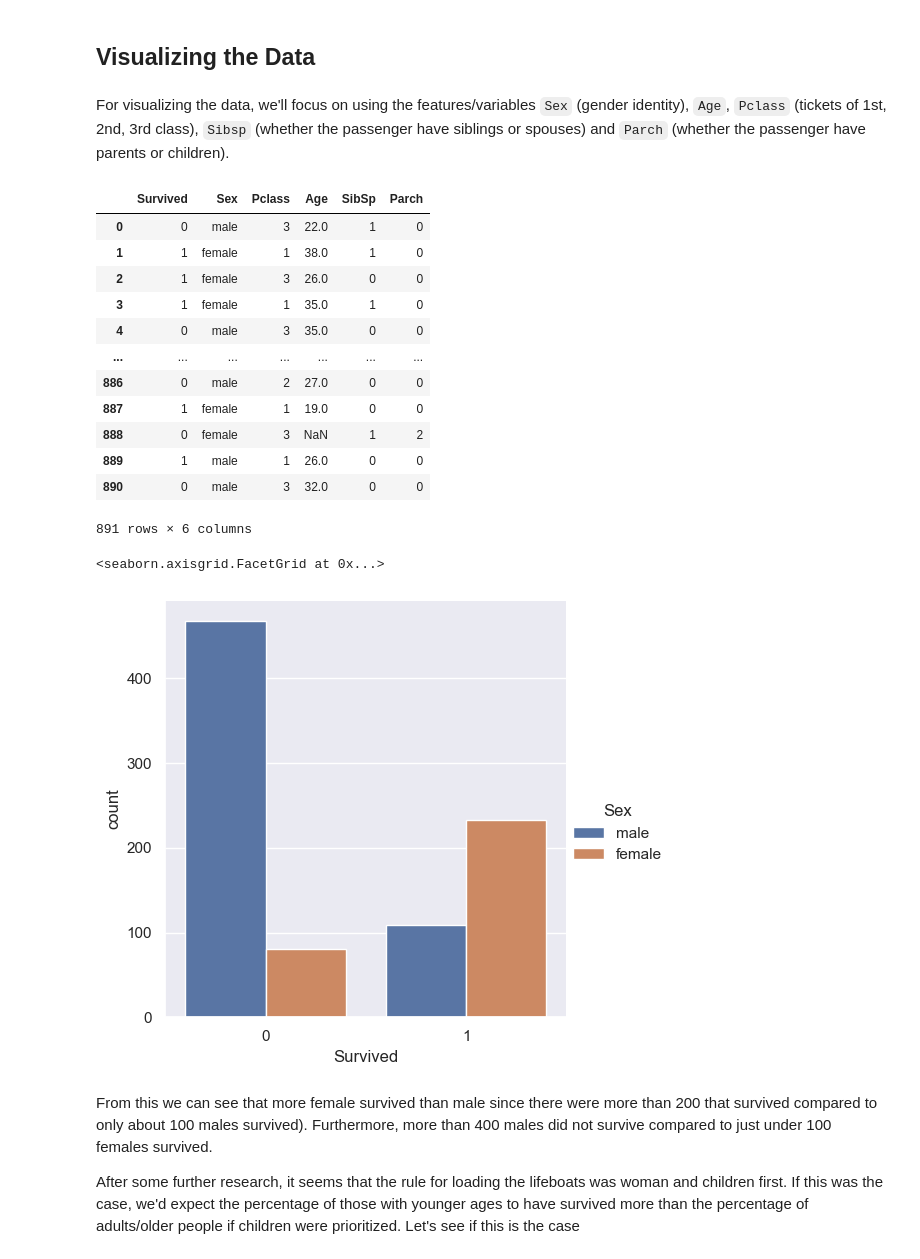
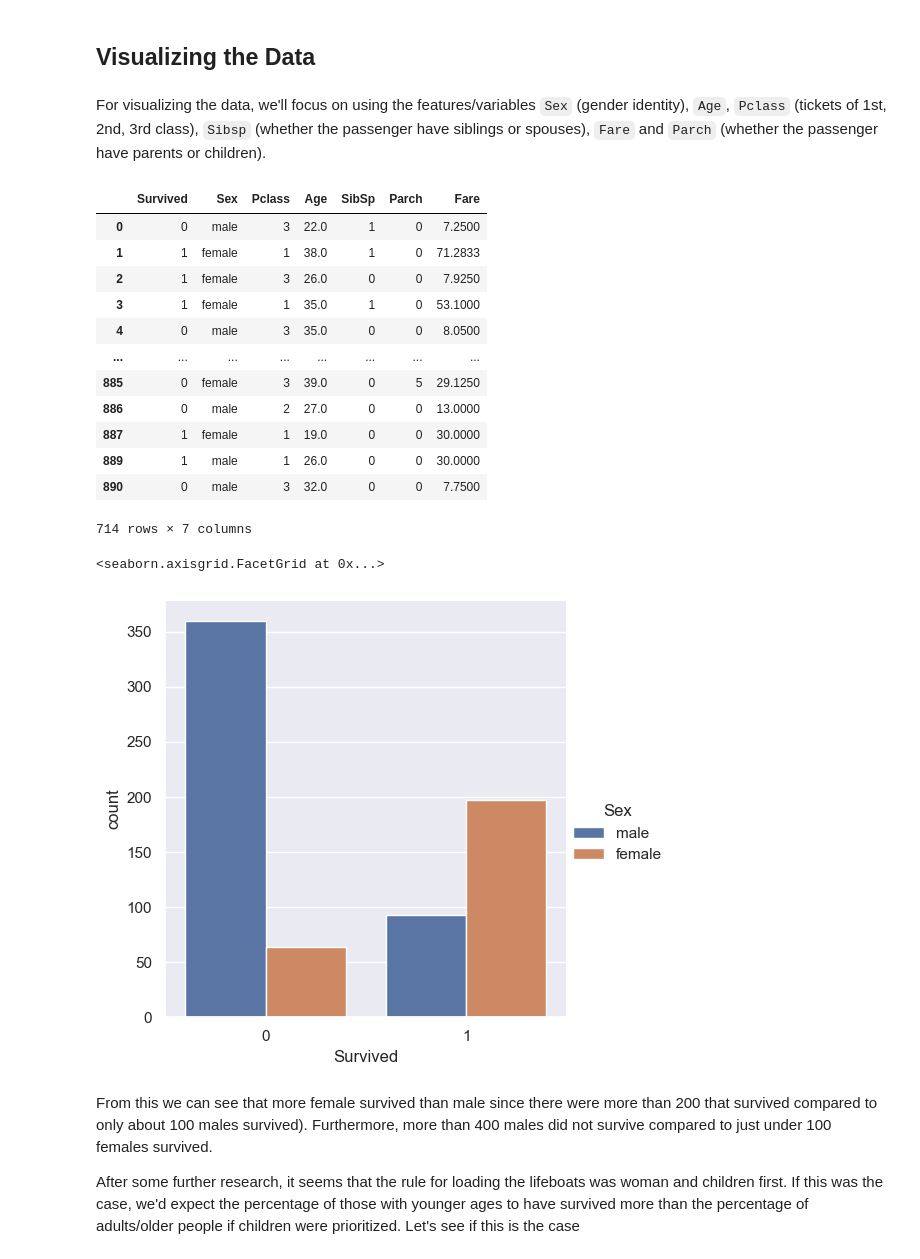
Before and after one commit to ericrkuo/dsci-100-group-12, a Jupyter notebook: proposal.ipynb, the cells around one changed output. Cells and saved outputs as stored; diff of their text form; code cells hidden in the pictures.

```diff
--- a/proposal.ipynb
+++ b/proposal.ipynb
@@ -149,31 +149,31 @@ We can see there are 549 passengers in the training set that did not survive (ro
 # %% [markdown]
 ## Visualizing the Data
 # %% [markdown]
-For visualizing the data, we'll focus on using the features/variables `Sex` (gender identity), `Age`, `Pclass` (tickets of 1st, 2nd, 3rd class), `Sibsp` (whether the passenger have siblings or spouses) and `Parch` (whether the passenger have parents or children).
+For visualizing the data, we'll focus on using the features/variables `Sex` (gender identity), `Age`, `Pclass` (tickets of 1st, 2nd, 3rd class), `Sibsp` (whether the passenger have siblings or spouses), `Fare` and `Parch` (whether the passenger have parents or children).
 # %%
-training_data_selected = training_data[training_data["Age"] != "NULL"].loc[:,["Survived","Sex","Pclass","Age","SibSp","Parch"]]
+training_data_selected = training_data[training_data["Age"].notnull()].loc[:,["Survived","Sex","Pclass","Age","SibSp","Parch","Fare"]]
 training_data_selected
 # %% [output]
-|  | Survived | Sex | Pclass | Age | SibSp | Parch |
-| 0 | 0 | male | 3 | 22.0 | 1 | 0 |
-| 1 | 1 | female | 1 | 38.0 | 1 | 0 |
-| 2 | 1 | female | 3 | 26.0 | 0 | 0 |
-| 3 | 1 | female | 1 | 35.0 | 1 | 0 |
-| 4 | 0 | male | 3 | 35.0 | 0 | 0 |
-| ... | ... | ... | ... | ... | ... | ... |
-| 886 | 0 | male | 2 | 27.0 | 0 | 0 |
-| 887 | 1 | female | 1 | 19.0 | 0 | 0 |
-| 888 | 0 | female | 3 | NaN | 1 | 2 |
-| 889 | 1 | male | 1 | 26.0 | 0 | 0 |
-| 890 | 0 | male | 3 | 32.0 | 0 | 0 |
+|  | Survived | Sex | Pclass | Age | SibSp | Parch | Fare |
+| 0 | 0 | male | 3 | 22.0 | 1 | 0 | 7.2500 |
+| 1 | 1 | female | 1 | 38.0 | 1 | 0 | 71.2833 |
+| 2 | 1 | female | 3 | 26.0 | 0 | 0 | 7.9250 |
+| 3 | 1 | female | 1 | 35.0 | 1 | 0 | 53.1000 |
+| 4 | 0 | male | 3 | 35.0 | 0 | 0 | 8.0500 |
+| ... | ... | ... | ... | ... | ... | ... | ... |
+| 885 | 0 | female | 3 | 39.0 | 0 | 5 | 29.1250 |
+| 886 | 0 | male | 2 | 27.0 | 0 | 0 | 13.0000 |
+| 887 | 1 | female | 1 | 19.0 | 0 | 0 | 30.0000 |
+| 889 | 1 | male | 1 | 26.0 | 0 | 0 | 30.0000 |
+| 890 | 0 | male | 3 | 32.0 | 0 | 0 | 7.7500 |
-891 rows × 6 columns
+714 rows × 7 columns
 # %%
 import seaborn as sns
 sns.set()
 sns.catplot(x = 'Survived', data = training_data_selected, kind = 'count', hue = 'Sex')
 # %% [output]
 <seaborn.axisgrid.FacetGrid at 0x...>
-[figure, old version]
+[figure, new version]
 # %% [markdown]
 From this we can see that more female survived than male since there were more than 200 that survived compared to only about 100 males survived).
 Furthermore, more than 400 males did not survive compared to just under 100 females survived.
```
Also changed, not shown: parts of 4 cells of this notebook.
